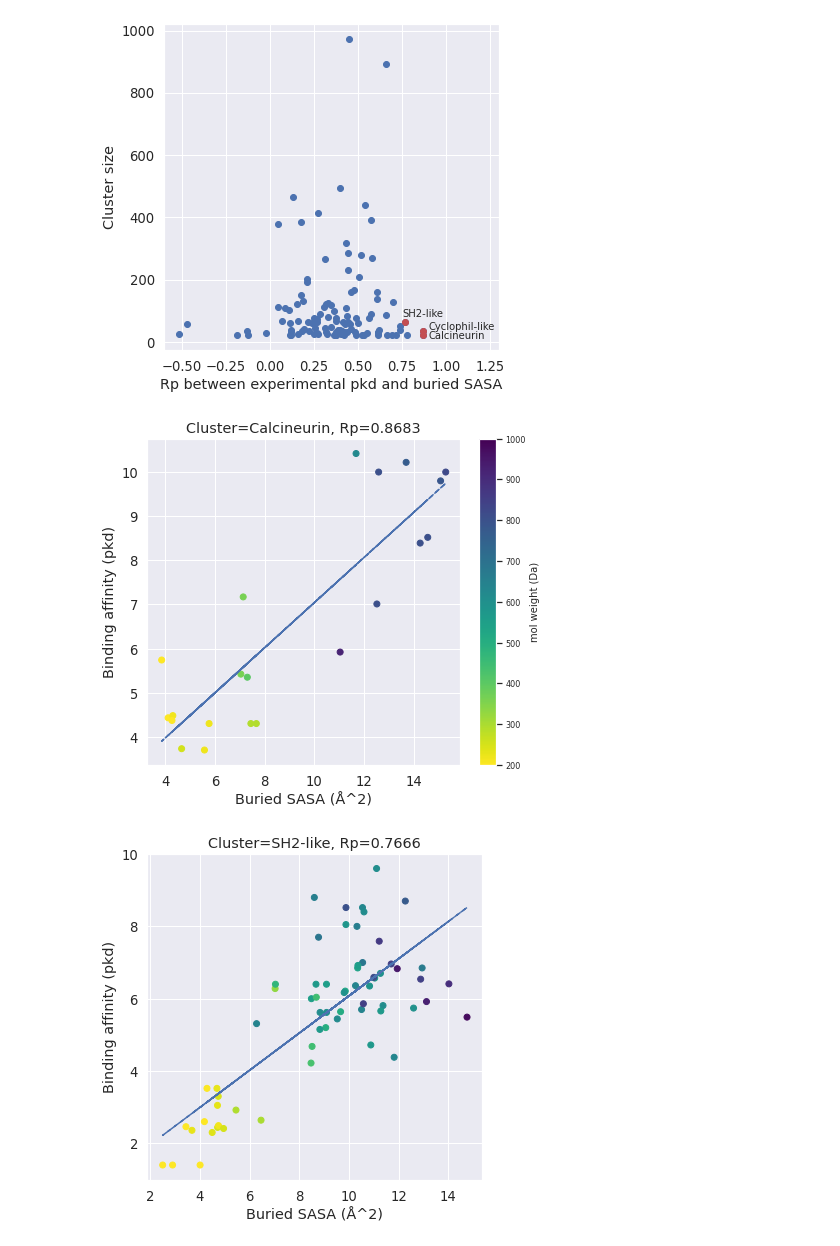
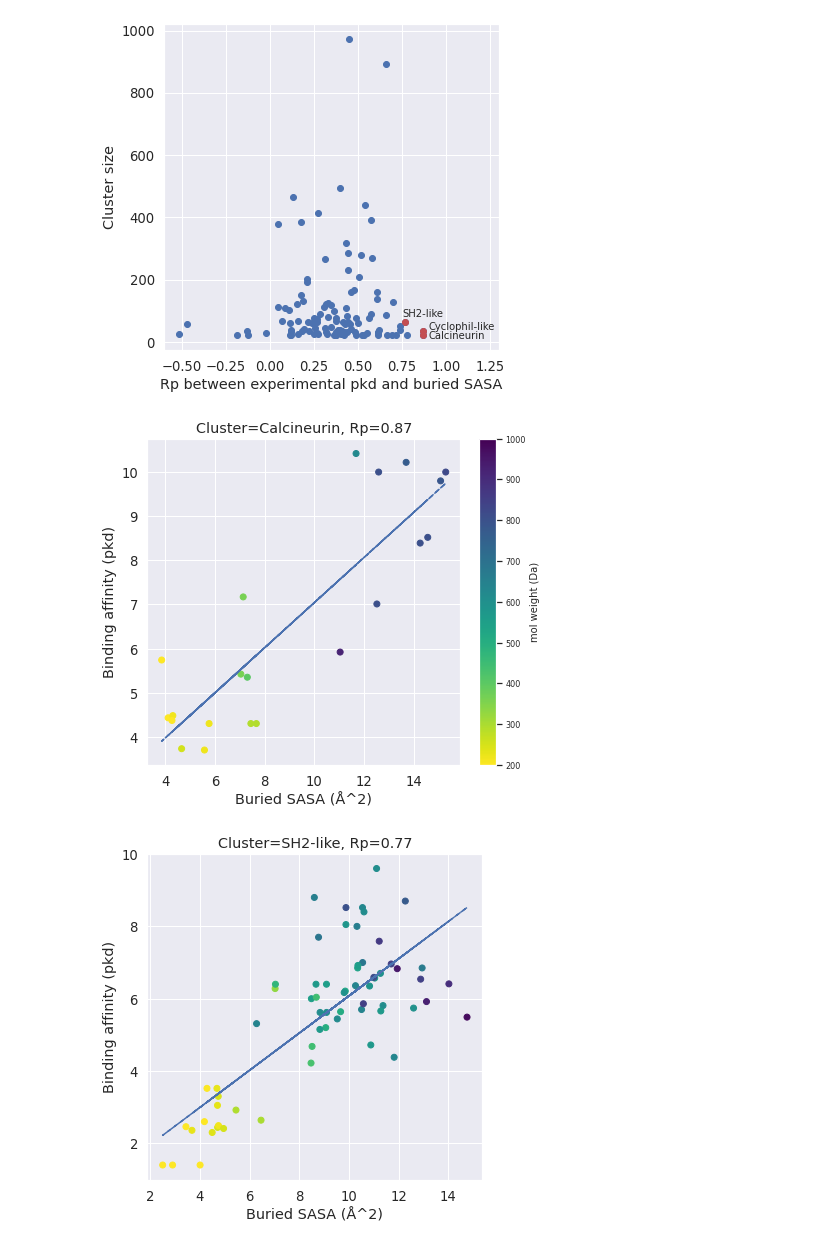
Before and after one commit to hnlab/generalization_benchmark, a Jupyter notebook: plot_scripts/plots.ipynb, the cells around one changed output. Cells and saved outputs as stored; diff of their text form; code cells hidden in the pictures.

```diff
--- a/plot_scripts/plots.ipynb
+++ b/plot_scripts/plots.ipynb
@@ -633,25 +624,25 @@ plt.savefig("/pubhome/hzhu02/models/Redocked_pose/plot_scripts/png/figure_8_clus
 # %%
 
 plt.figure(figsize=(7, 6), facecolor='w', edgecolor='k')
 sns.set(font_scale=1.2)
 cm = plt.cm.get_cmap('viridis_r')
 z_exp = np.polyfit(all_pdb_feature[(all_pdb_feature['PCV_cluster']=="Calcineurin")]['delta_sasa'],  all_pdb_feature[all_pdb_feature['PCV_cluster']=="Calcineurin"]['affinity'], 1)
 p_exp = np.poly1d(z_exp)
 x_sasa=all_pdb_feature[(all_pdb_feature['PCV_cluster']=="Calcineurin")]['delta_sasa']
 plt.plot(x_sasa,p_exp(x_sasa),c="b", label="Exp",linestyle="dashed")
 # ax.plot(lims, lims, linestyle='dashed')
 sc=plt.scatter(all_pdb_feature[(all_pdb_feature['PCV_cluster']=="Calcineurin")]['delta_sasa'], all_pdb_feature[all_pdb_feature['PCV_cluster']=="Calcineurin"]['affinity'], c=all_pdb_feature[all_pdb_feature['PCV_cluster']=="Calcineurin"]['mol_weight'], vmin=200, vmax=1000, cmap=cm)
 plt.xlabel("Buried SASA (Å^2)")
 plt.ylabel("Binding affinity (pkd)")
-plt.title("Cluster=Calcineurin, Rp=0.8683")
+plt.title("Cluster=Calcineurin, Rp=0.87")
 # plt.colorbar(sc)
 cbar = plt.colorbar(sc)
 cbar.ax.tick_params(labelsize=8)
 cbar.set_label('mol weight (Da)', rotation=-270, fontsize=10)
 
 plt.savefig("/pubhome/hzhu02/models/Redocked_pose/plot_scripts/png/figure_8_calcineurin.png", dpi=800, bbox_inches='tight')
 # %% [output]
-[figure, old version]
+[figure, new version]
 # %%
 
 plt.figure(figsize=(6, 6), facecolor='w', edgecolor='k')
@@ -665,7 +656,7 @@ plt.plot(x_sasa,p_exp(x_sasa),c="b", label="Exp",linestyle="dashed")
 sc=plt.scatter(all_pdb_feature[(all_pdb_feature['PCV_cluster']=="SH2-like")]['delta_sasa'], all_pdb_feature[all_pdb_feature['PCV_cluster']=="SH2-like"]['affinity'], c=all_pdb_feature[all_pdb_feature['PCV_cluster']=="SH2-like"]['mol_weight'], vmin=200, vmax=1000, cmap=cm)
 plt.xlabel("Buried SASA (Å^2)")
 plt.ylabel("Binding affinity (pkd)")
-plt.title("Cluster=SH2-like, Rp=0.7666")
+plt.title("Cluster=SH2-like, Rp=0.77")
 # plt.colorbar(sc)
 # cbar = plt.colorbar(sc)
 # cbar.ax.tick_params(labelsize=8)
@@ -673,7 +664,7 @@ plt.title("Cluster=SH2-like, Rp=0.7666")
 
 plt.savefig("/pubhome/hzhu02/models/Redocked_pose/plot_scripts/png/figure_8_SH2-like.png", dpi=800, bbox_inches='tight')
 # %% [output]
-[figure, old version]
+[figure, new version]
 # %%
 
 plt.figure(figsize=(6, 6), facecolor='w', edgecolor='k')
```
Also changed, not shown: parts of 3 cells of this notebook, 4 other files.
